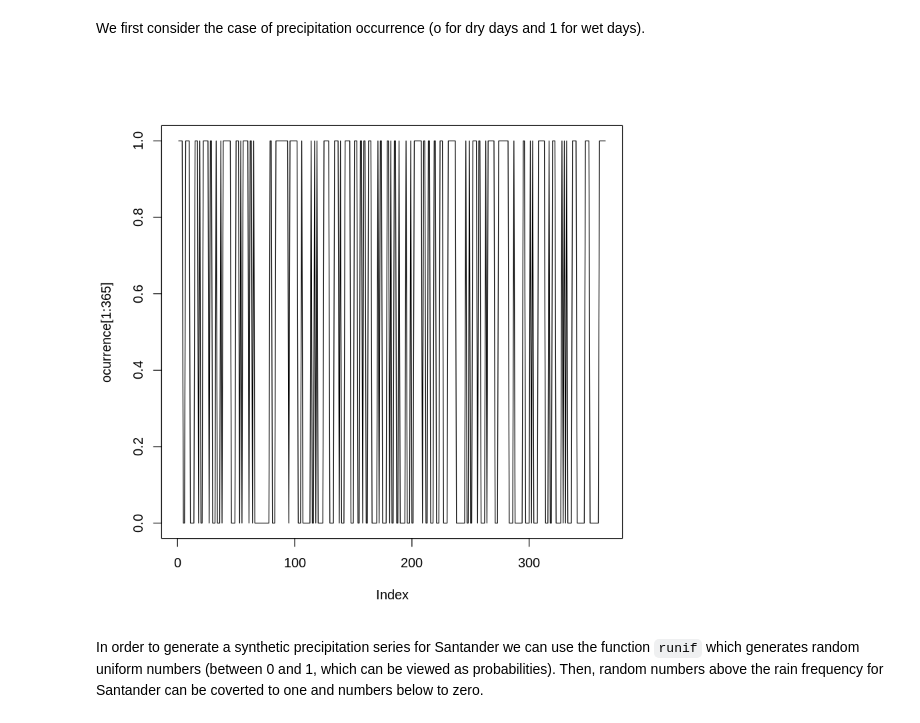
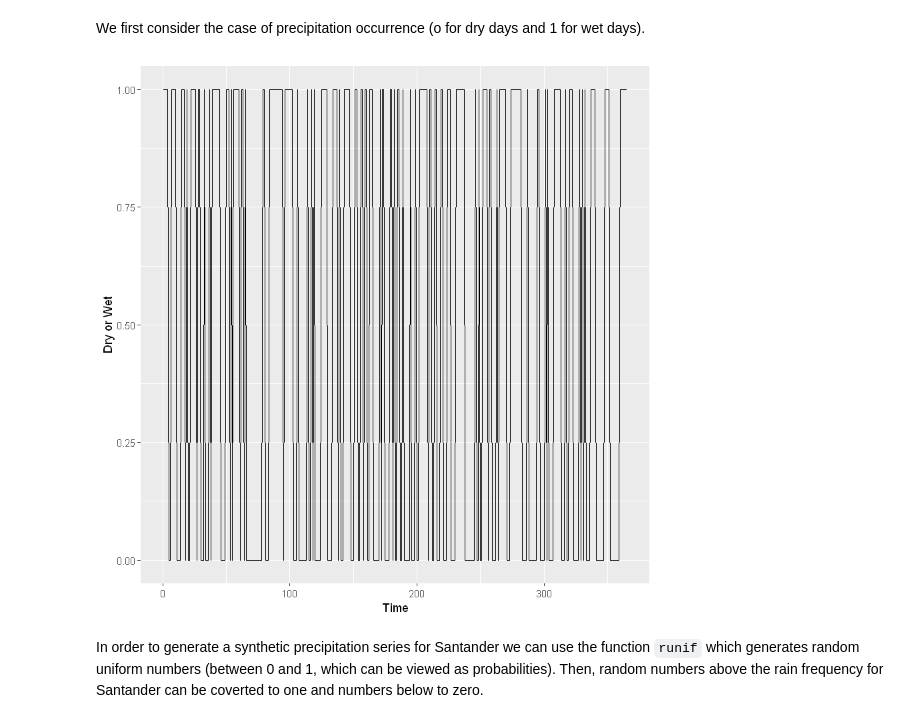
Before and after one commit to jgonzalezab/simulacion-precipitaciones, a Jupyter notebook: M1964_panorama_practica.ipynb, the cells around one changed output. Cells and saved outputs as stored; diff of their text form; code cells hidden in the pictures.

```diff
--- a/M1964_panorama_practica.ipynb
+++ b/M1964_panorama_practica.ipynb
@@ -18,5 +19,7 @@ library(ggplot2)
 # %%
 # Loading and ploting data for Santander CMT
-precipCMT <- read.csv("RR_STAID003922.txt", skip = 20, header = T)
-plot(precipCMT$RR[1:365], type = "l")    # first year
+precipCMT <- read.csv("Data/RR_STAID003922.txt", skip = 20, header = T)
+ggplot() +  # first year
+    geom_line(aes(x = 1:365, y = precipCMT$RR[1:365] / 10)) +
+    xlab('Time') + ylab('Precipitation')
 # %% [output]
@@ -107,11 +163,13 @@ transVec_Parayas
 # %% [markdown]
 We first consider the case of precipitation occurrence (o for dry days and 1 for wet days).
 # %%
-precip <- r1$RR / 10;
-ocurrence <- as.integer(precip > 0);
-plot(ocurrence[1:365], type="l")     # the first year
+precip <- precipCMT$RR / 10
+ocurrence <- as.integer(precip > 0)
+ggplot() +  # first year
+    geom_line(aes(x = 1:365, y = ocurrence[1:365])) +
+    xlab('Time') + ylab('Dry or Wet')
 # %% [output]
-[figure, old version]
+[figure, new version]
 # %% [markdown]
 In order to generate a synthetic precipitation series for Santander we can use the function `runif` which generates random uniform numbers (between 0 and 1, which can be viewed as probabilities). Then, random numbers above the rain frequency for Santander can be coverted to one and numbers below to zero.
 # %%
```
Also changed, not shown: parts of 18 cells of this notebook.
